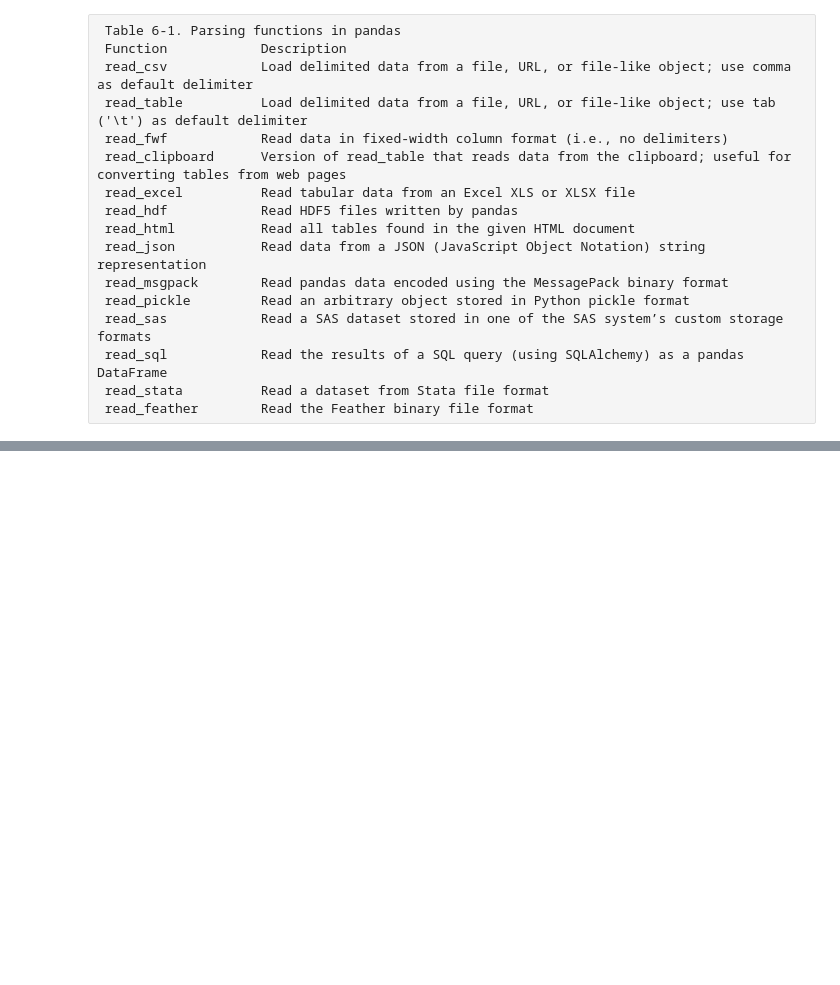
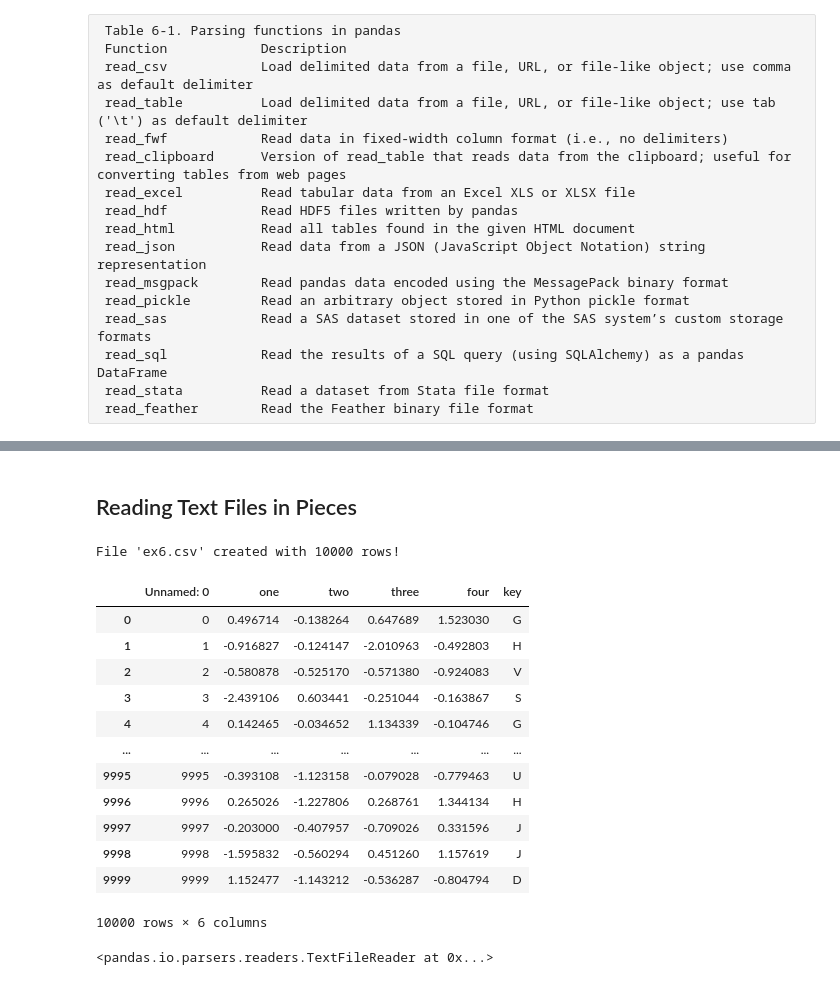
Before and after one commit to hemant0hack/Data-Analysis-Practices, a Jupyter notebook: Pandas/Data Loading, Storage, and File Formats.ipynb, the cells around one changed output, grey strips where cells are left out. Drawn from its saved outputs; the diff is of its cells as text; code cells hidden in the pictures; blank space fills up the shorter version.

```diff
--- a/Pandas/Data Loading, Storage, and File Formats.ipynb
+++ b/Pandas/Data Loading, Storage, and File Formats.ipynb
@@ -66,0 +169,52 @@ operable program or batch file.
+# %% [markdown]
+## Reading Text Files in Pieces
+# %%
+pd.options.display.max_rows = 10
+# %%
+import pandas as pd
+import numpy as np
+
+# Set random seed for reproducibility
+np.random.seed(42)
+
+# Generate the data
+data = []
+for i in range(10000):
+    row = [
+        i,
+        np.random.normal(0, 1),
+        np.random.normal(0, 1),
+        np.random.normal(0, 1),
+        np.random.normal(0, 1),
+        np.random.choice(list('ABCDEFGHIJKLMNOPQRSTUVWXYZ'))
+    ]
+    data.append(row)
+
+# Create DataFrame
+columns = ['', 'one', 'two', 'three', 'four', 'key']
+df = pd.DataFrame(data, columns=columns)
+
+# Save to CSV
+df.to_csv('ex6.csv', index=False, float_format='%.6f')
+
+print("File 'ex6.csv' created with 10000 rows!")
+# %% [output]
+File 'ex6.csv' created with 10000 rows!
+# %%
+result = pd.read_csv('ex6.csv')
+# %%
+result
+# %% [output]
+|  | Unnamed: 0 | one | two | three | four | key |
+| 0 | 0 | 0.496714 | -0.138264 | 0.647689 | 1.523030 | G |
+| 1 | 1 | -0.916827 | -0.124147 | -2.010963 | -0.492803 | H |
+| 2 | 2 | -0.580878 | -0.525170 | -0.571380 | -0.924083 | V |
+| 3 | 3 | -2.439106 | 0.603441 | -0.251044 | -0.163867 | S |
+| 4 | 4 | 0.142465 | -0.034652 | 1.134339 | -0.104746 | G |
+| ... | ... | ... | ... | ... | ... | ... |
+| 9995 | 9995 | -0.393108 | -1.123158 | -0.079028 | -0.779463 | U |
+| 9996 | 9996 | 0.265026 | -1.227806 | 0.268761 | 1.344134 | H |
+| 9997 | 9997 | -0.203000 | -0.407957 | -0.709026 | 0.331596 | J |
+| 9998 | 9998 | -1.595832 | -0.560294 | 0.451260 | 1.157619 | J |
+| 9999 | 9999 | 1.152477 | -1.143212 | -0.536287 | -0.804794 | D |
+10000 rows × 6 columns
@@ -66,0 +223,4 @@ operable program or batch file.
+# %%
+chunker
+# %% [output]
+<pandas.io.parsers.readers.TextFileReader at 0x...>
```
Also changed, not shown: parts of 29 cells of this notebook, 8 other files.
